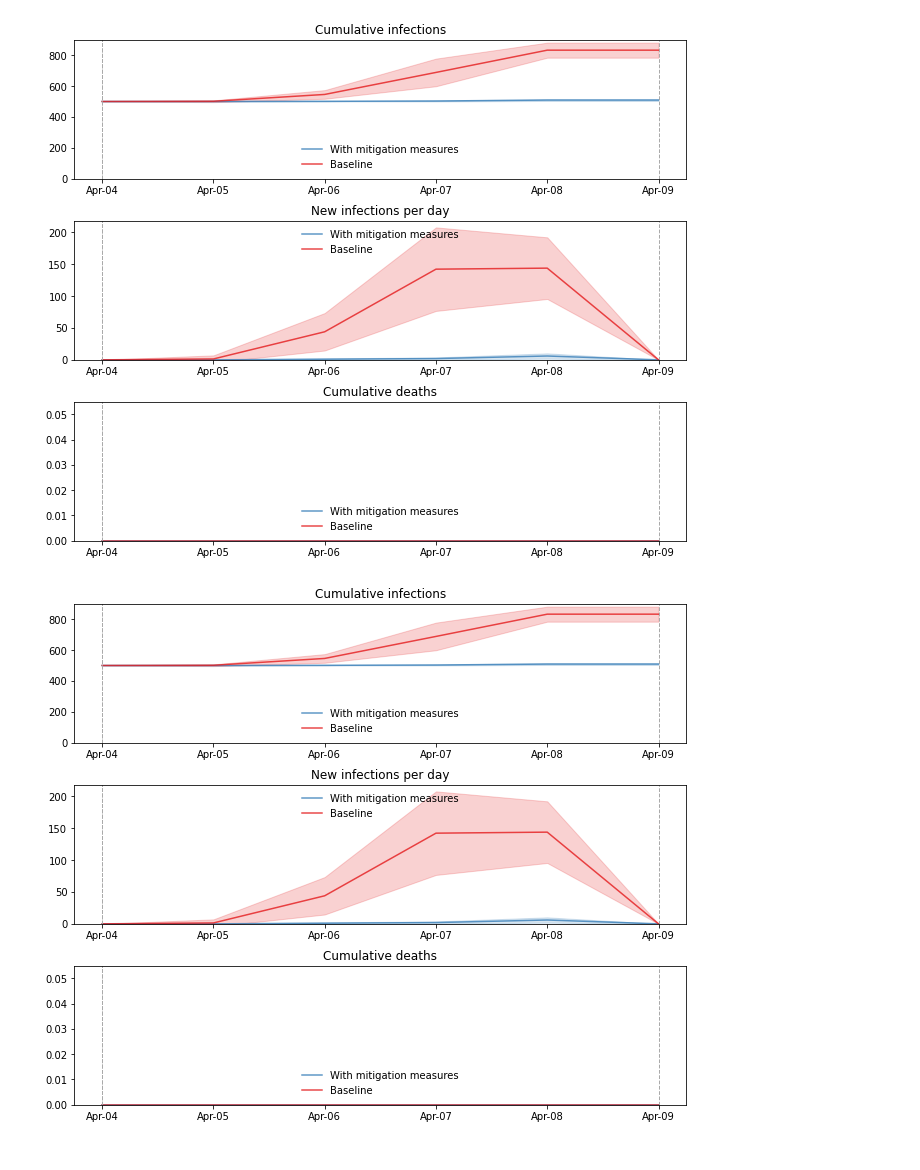
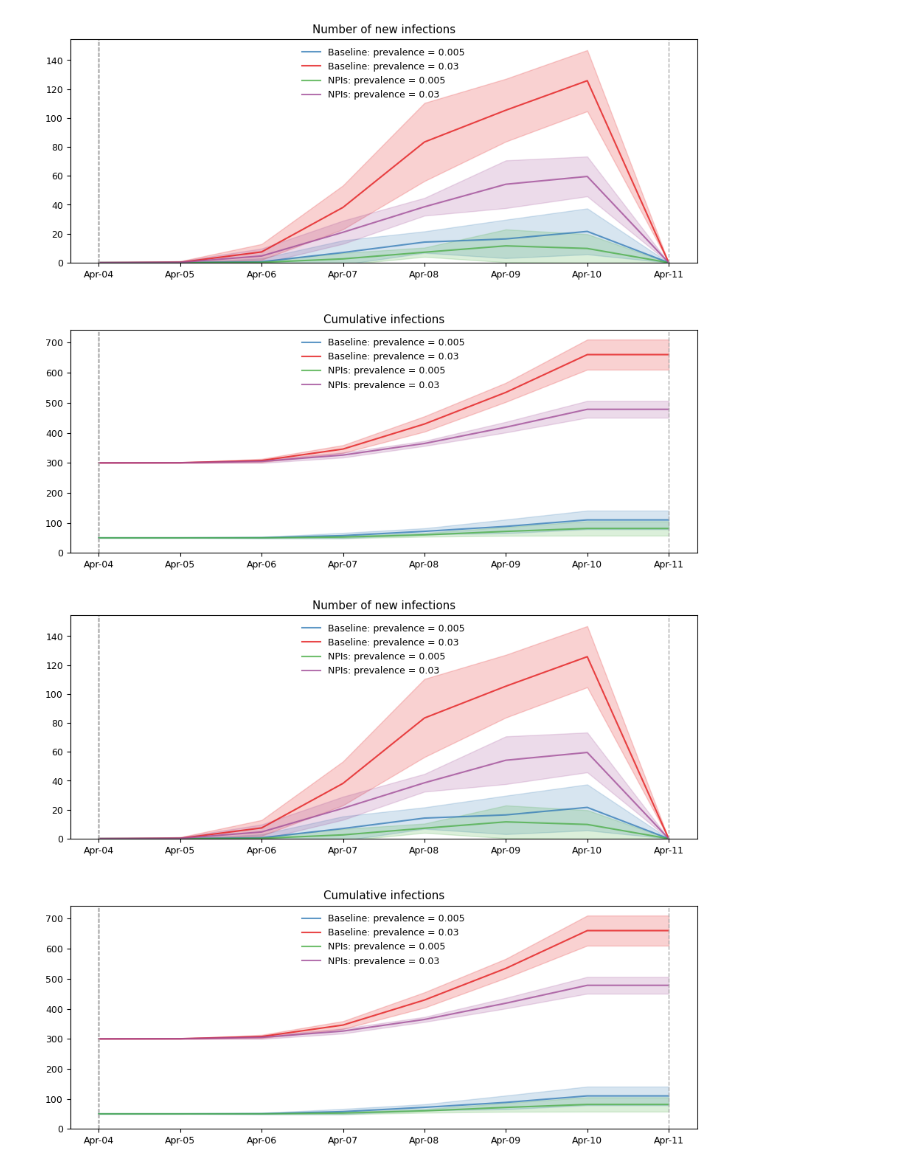
Before and after one commit to JoviaNierenberg/COVID-Event-Safety-Modeling, a Jupyter notebook: main.ipynb, the cells around one changed output. Saved outputs shown, nothing was run; the diff lists cells and outputs as text; code cells hidden in the pictures.

```diff
--- a/main.ipynb
+++ b/main.ipynb
@@ -9,10 +9,11 @@ mitigation_beta = 1
 prevalence = .5
 prop_natural_immune = .253
 pop = 10000
-event_environment = "indoor" # "outdoor", "indoor", or "mixed"
+event_environment = "mixed" # "outdoor", "indoor", or "mixed"
 
 # Booleans for choice of intervention
-use_vaccines = True
+use_vaccines = False
+use_vaccines_baseline = False
 use_testing = False
 use_base_beta = False # Apply beta to baseline (temp for debugging)
 use_mit_beta = False # Apply beta to comparison event ^^
@@ -21,7 +22,7 @@ use_mit_beta = False # Apply beta to comparison event ^^
 test_del = 0 # Test delay (days)
 days_testing = 0 # Number of days performing tests susceptibles
 subtarg = None # Subtargetting of tests
-sens = .412 # Sensitivity of test used
+sens = .984 # Sensitivity of test used
 use_rapid = True # True for onsite rapid tests, False for reported tests
 test_window = 4 # e.g if 2, negative test from <2 days prior to event required. Max 4
 
@@ -33,7 +34,7 @@ v_efficacy_symp = .06 # Vax efficacy against symptoms
 
 #NPIs
 mask_wearing = True
-capacity_limits = True
+capacity_limits = False
 improved_ventilation = True
 
 # Biological characteristics
@@ -193,8 +222,8 @@ Simulation "Baseline" summary:
        0 cumulative quarantined people
 # %%
 # RUN AND PLOT
-msim = cv.MultiSim.merge([msim1, msim2], base=True)
-msim.plot(color_by_sim=True)
+msim = cv.MultiSim.merge(all_msims, base=True)
+msim.plot(to_plot=['new_infections', 'cum_infections'],color_by_sim=True)
 # %% [output]
-[figure, old version]
+[figure, new version]
-[figure, old version]
+[figure, new version]
```
Also changed, not shown: parts of 2 cells of this notebook, 2 other files.
